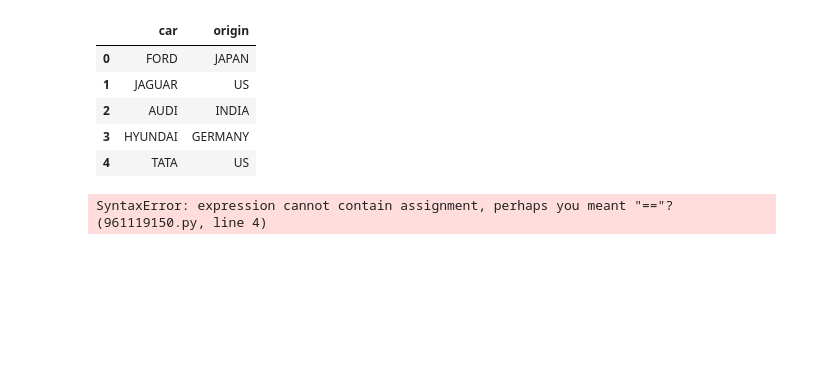
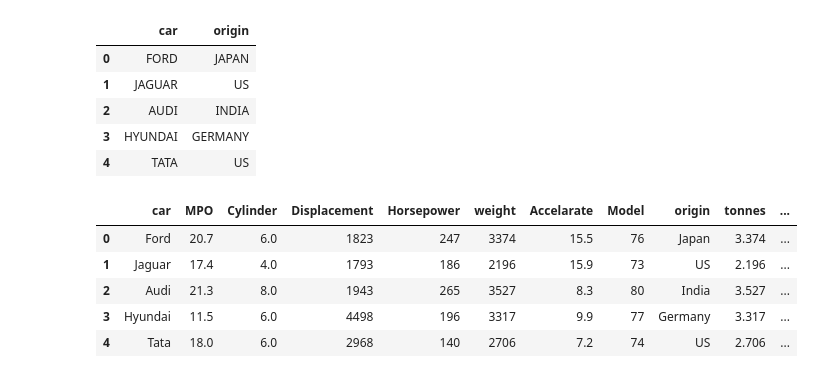
Before and after one commit to monisha4evr/dataAnalytics_04, a Jupyter notebook: AdvancePython/pandas/10_function.ipynb, the cells around one changed output. Saved outputs shown, nothing was run; the diff lists cells and outputs as text; code cells hidden in the pictures; blank space fills up the shorter version.

```diff
--- a/AdvancePython/pandas/10_function.ipynb
+++ b/AdvancePython/pandas/10_function.ipynb
@@ -78,10 +78,18 @@ df_str.apply(convert_word)
 | 3 | HYUNDAI | GERMANY |
 | 4 | TATA | US |
 # %%
-def convert_word(a):
-    return( a.lower())
-df.assign(
-    "Modified"=df['origin'].apply(convert_word)
-    )
+def convert_kg_to_tonnes(weigth_kg):
+    return weigth_kg/1000
+
+def convert_hp_to_kw(hp):
+    return hp*0.745
-# %% [output]
-SyntaxError: expression cannot contain assignment, perhaps you meant "=="? (961119150.py, line 4)
+# %%
+df.assign(tonnes=convert_kg_to_tonnes(df['weight']),
+         kw=convert_hp_to_kw(df['Horsepower']))
+# %% [output]
+|  | car | MPO | Cylinder | Displacement | Horsepower | weight | Accelarate | Model | origin | tonnes | ... |
+| 0 | Ford | 20.7 | 6.0 | 1823 | 247 | 3374 | 15.5 | 76 | Japan | 3.374 | ... |
+| 1 | Jaguar | 17.4 | 4.0 | 1793 | 186 | 2196 | 15.9 | 73 | US | 2.196 | ... |
+| 2 | Audi | 21.3 | 8.0 | 1943 | 265 | 3527 | 8.3 | 80 | India | 3.527 | ... |
+| 3 | Hyundai | 11.5 | 6.0 | 4498 | 196 | 3317 | 9.9 | 77 | Germany | 3.317 | ... |
+| 4 | Tata | 18.0 | 6.0 | 2968 | 140 | 2706 | 7.2 | 74 | US | 2.706 | ... |
```
Also changed, not shown: parts of 15 cells of this notebook, 6 other files.
